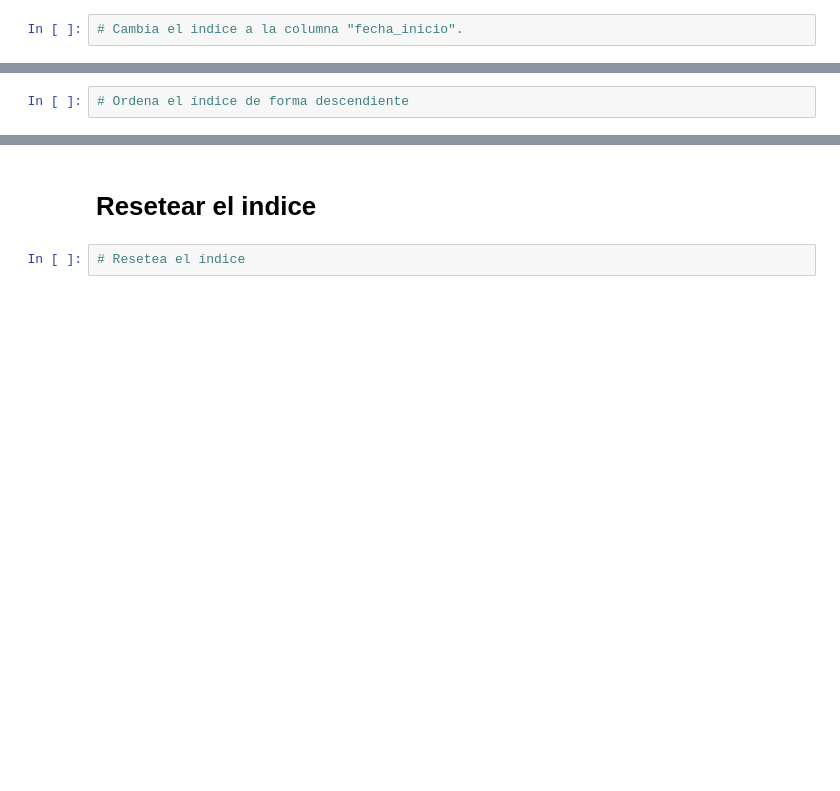
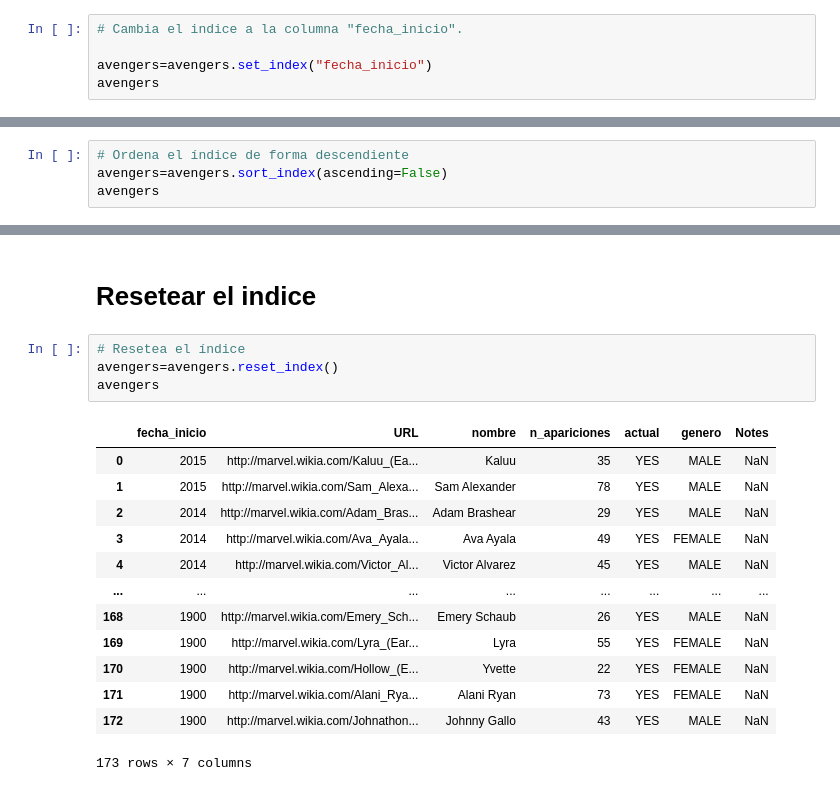
Before and after one commit to lucaspugliesso/curso_data_science, a Jupyter notebook: Secciones/Seccion3.Intro_a_Data_Science/Intro_a_Pandas_ejercicios/1.DataFrames y Series-ejercicio.ipynb, the cells around one changed output, grey strips where cells are left out. Drawn from its saved outputs; the diff is of its cells as text; blank space fills up the shorter version.

```diff
--- a/Secciones/Seccion3.Intro_a_Data_Science/Intro_a_Pandas_ejercicios/1.DataFrames y Series-ejercicio.ipynb
+++ b/Secciones/Seccion3.Intro_a_Data_Science/Intro_a_Pandas_ejercicios/1.DataFrames y Series-ejercicio.ipynb
@@ -42,3 +136,6 @@ import pandas as pd
 # Editar el indice (index)
 # %%
 # Cambia el indice a la columna "fecha_inicio".
+
+avengers=avengers.set_index("fecha_inicio")
+avengers
@@ -46,3 +158,5 @@ import pandas as pd
 # Ordenar el indice
 # %%
 # Ordena el índice de forma descendiente
+avengers=avengers.sort_index(ascending=False)
+avengers
@@ -50,3 +179,19 @@ import pandas as pd
 # Resetear el indice
 # %%
 # Resetea el índice
+avengers=avengers.reset_index()
+avengers
+# %% [output]
+|  | fecha_inicio | URL | nombre | n_apariciones | actual | genero | Notes |
+| 0 | 2015 | http://marvel.wikia.com/Kaluu_(Ea... | Kaluu | 35 | YES | MALE | NaN |
+| 1 | 2015 | http://marvel.wikia.com/Sam_Alexa... | Sam Alexander | 78 | YES | MALE | NaN |
+| 2 | 2014 | http://marvel.wikia.com/Adam_Bras... | Adam Brashear | 29 | YES | MALE | NaN |
+| 3 | 2014 | http://marvel.wikia.com/Ava_Ayala... | Ava Ayala | 49 | YES | FEMALE | NaN |
+| 4 | 2014 | http://marvel.wikia.com/Victor_Al... | Victor Alvarez | 45 | YES | MALE | NaN |
+| ... | ... | ... | ... | ... | ... | ... | ... |
+| 168 | 1900 | http://marvel.wikia.com/Emery_Sch... | Emery Schaub | 26 | YES | MALE | NaN |
+| 169 | 1900 | http://marvel.wikia.com/Lyra_(Ear... | Lyra | 55 | YES | FEMALE | NaN |
+| 170 | 1900 | http://marvel.wikia.com/Hollow_(E... | Yvette | 22 | YES | FEMALE | NaN |
+| 171 | 1900 | http://marvel.wikia.com/Alani_Rya... | Alani Ryan | 73 | YES | FEMALE | NaN |
+| 172 | 1900 | http://marvel.wikia.com/Johnathon... | Johnny Gallo | 43 | YES | MALE | NaN |
+173 rows × 7 columns
```
Also changed, not shown: parts of 14 cells of this notebook.
